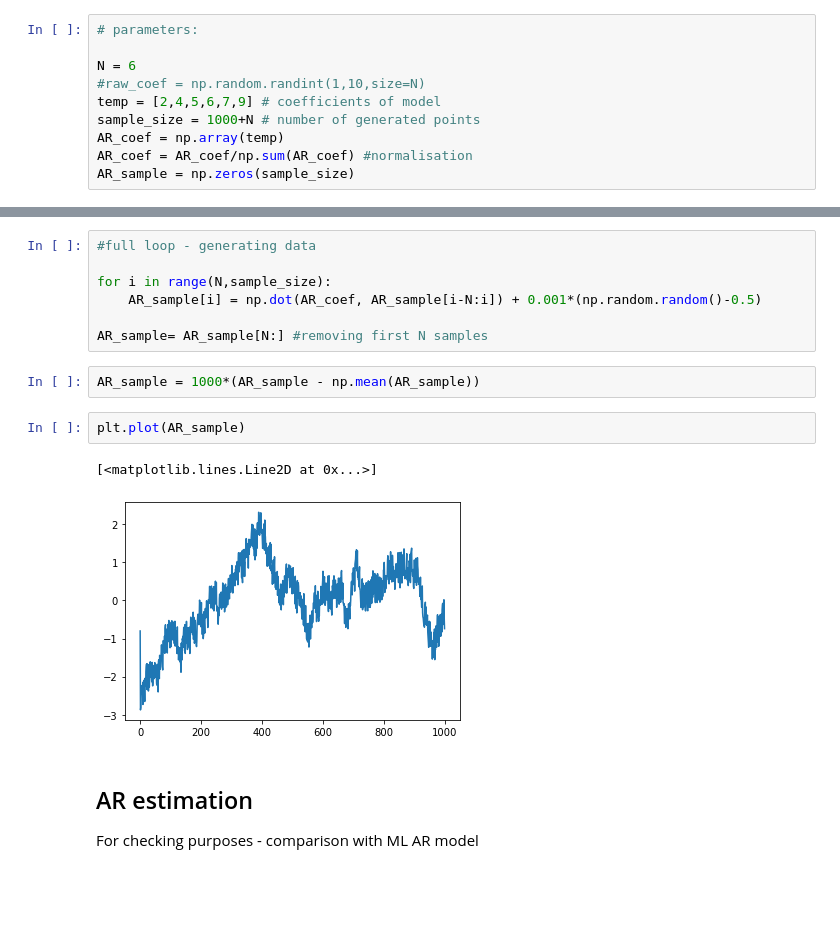
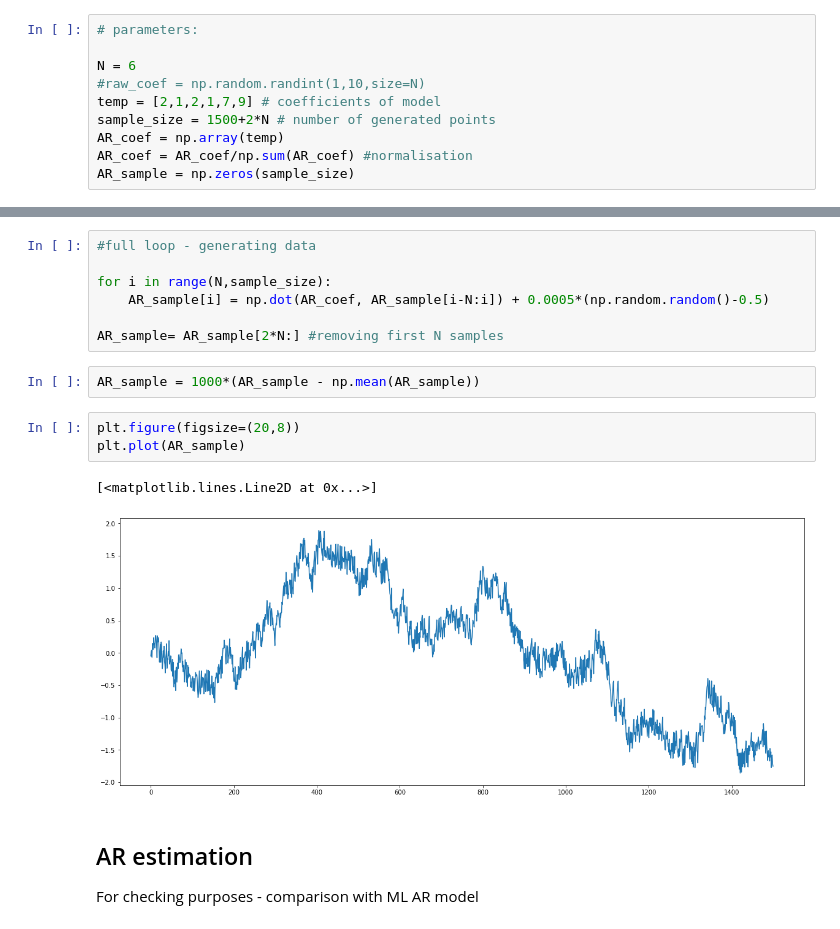
Before and after one commit to Waldemar-DataScience/Finance-LSTM, a Jupyter notebook: 1.data generator.ipynb, the cells around one changed output, grey strips where cells are left out. Saved outputs shown, nothing was run; the diff lists cells and outputs as text; blank space fills up the shorter version.

```diff
--- a/1.data generator.ipynb
+++ b/1.data generator.ipynb
@@ -15,8 +15,8 @@ where $\xi$ is a noise term.
 
 N = 6
 #raw_coef = np.random.randint(1,10,size=N)
-temp = [2,4,5,6,7,9] # coefficients of model
-sample_size = 1000+N # number of generated points
+temp = [2,1,2,1,7,9] # coefficients of model
+sample_size = 1500+2*N # number of generated points
 AR_coef = np.array(temp)
 AR_coef = AR_coef/np.sum(AR_coef) #normalisation
 AR_sample = np.zeros(sample_size)
@@ -33,16 +33,17 @@ for i in range(2,N):
 #full loop - generating data
 
 for i in range(N,sample_size):
-    AR_sample[i] = np.dot(AR_coef, AR_sample[i-N:i]) + 0.001*(np.random.random()-0.5)
+    AR_sample[i] = np.dot(AR_coef, AR_sample[i-N:i]) + 0.0005*(np.random.random()-0.5)
 
-AR_sample= AR_sample[N:] #removing first N samples
+AR_sample= AR_sample[2*N:] #removing first N samples
 # %%
 AR_sample = 1000*(AR_sample - np.mean(AR_sample))
 # %%
+plt.figure(figsize=(20,8))
 plt.plot(AR_sample)
 # %% [output]
 [<matplotlib.lines.Line2D at 0x...>]
-[figure, old version]
+[figure, new version]
 # %% [markdown]
 ## AR estimation
 
```
Also changed, not shown: parts of 8 cells of this notebook, 3 other files.
